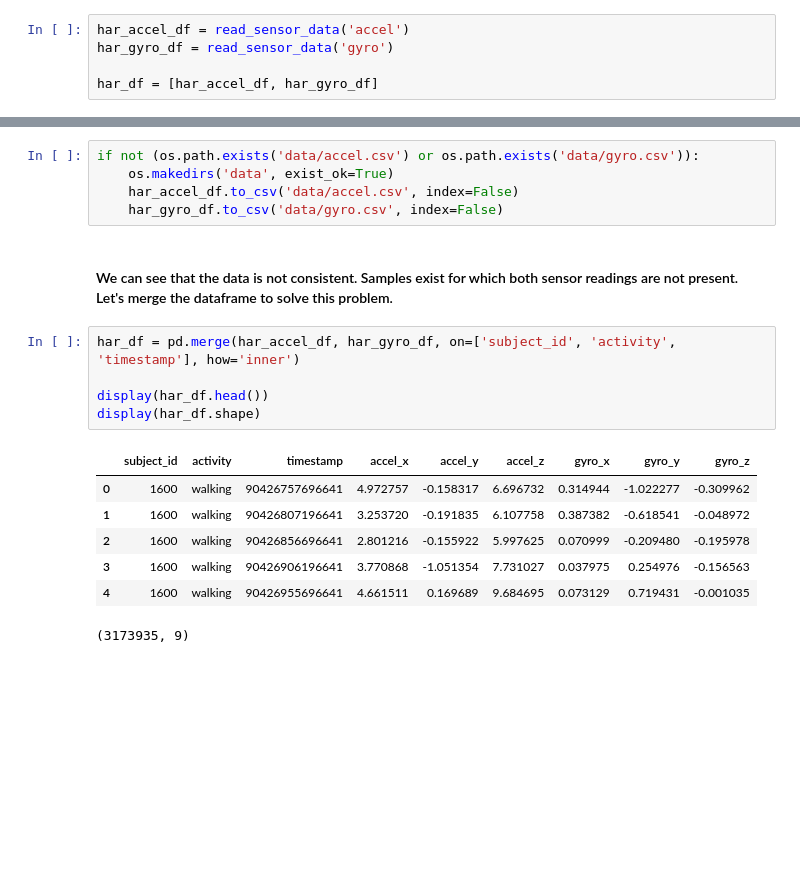
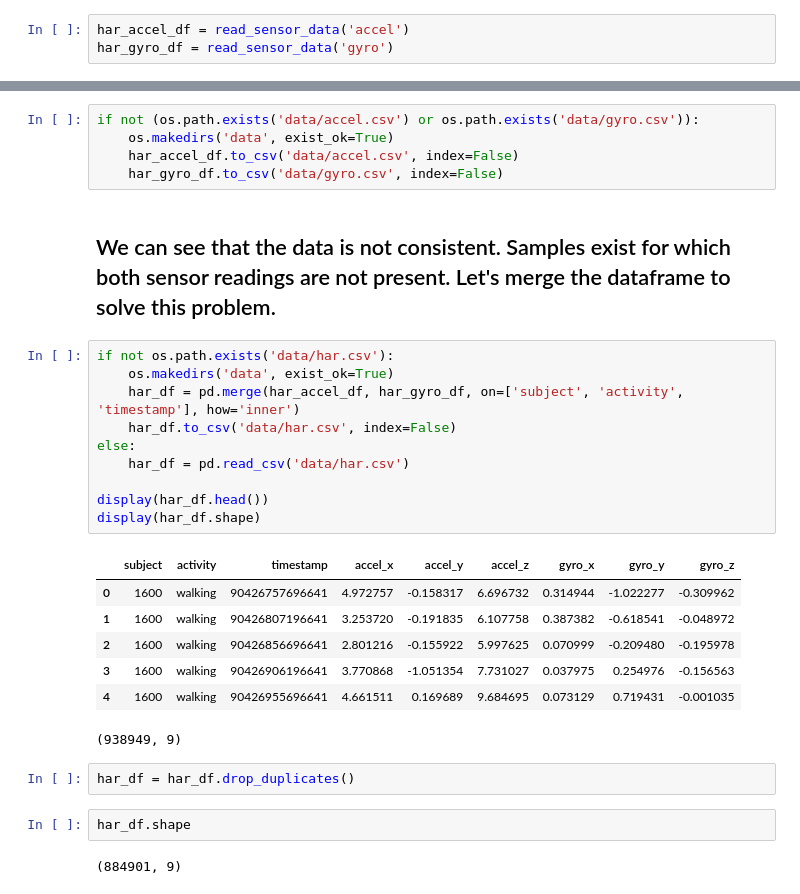
Before and after one commit to rayed-therap/human-activity-recognition-smartwartch, a Jupyter notebook: prepare_data.ipynb, the cells around one changed output, grey strips where cells are left out. Saved outputs shown, nothing was run; the diff lists cells and outputs as text; blank space fills up the shorter version.

```diff
--- a/prepare_data.ipynb
+++ b/prepare_data.ipynb
@@ -11,5 +17,3 @@ from util import *
 # %%
 har_accel_df = read_sensor_data('accel')
 har_gyro_df = read_sensor_data('gyro')
-
-har_df = [har_accel_df, har_gyro_df]
@@ -46,19 +45,30 @@ if not (os.path.exists('data/accel.csv') or os.path.exists('data/gyro.csv')):
     har_accel_df.to_csv('data/accel.csv', index=False)
     har_gyro_df.to_csv('data/gyro.csv', index=False)
 # %% [markdown]
-#### We can see that the data is not consistent. Samples exist for which both sensor readings are not present. Let's merge the dataframe to solve this problem.
+## We can see that the data is not consistent. Samples exist for which both sensor readings are not present. Let's merge the dataframe to solve this problem.
 # %%
-har_df = pd.merge(har_accel_df, har_gyro_df, on=['subject_id', 'activity', 'timestamp'], how='inner')
+if not os.path.exists('data/har.csv'):
+    os.makedirs('data', exist_ok=True)
+    har_df = pd.merge(har_accel_df, har_gyro_df, on=['subject', 'activity', 'timestamp'], how='inner')
+    har_df.to_csv('data/har.csv', index=False)
+else:
+    har_df = pd.read_csv('data/har.csv')
 
 display(har_df.head())
 display(har_df.shape)
 # %% [output]
-|  | subject_id | activity | timestamp | accel_x | accel_y | accel_z | gyro_x | gyro_y | gyro_z |
+|  | subject | activity | timestamp | accel_x | accel_y | accel_z | gyro_x | gyro_y | gyro_z |
 | 0 | 1600 | walking | 90426757696641 | 4.972757 | -0.158317 | 6.696732 | 0.314944 | -1.022277 | -0.309962 |
 | 1 | 1600 | walking | 90426807196641 | 3.253720 | -0.191835 | 6.107758 | 0.387382 | -0.618541 | -0.048972 |
 | 2 | 1600 | walking | 90426856696641 | 2.801216 | -0.155922 | 5.997625 | 0.070999 | -0.209480 | -0.195978 |
 | 3 | 1600 | walking | 90426906196641 | 3.770868 | -1.051354 | 7.731027 | 0.037975 | 0.254976 | -0.156563 |
 | 4 | 1600 | walking | 90426955696641 | 4.661511 | 0.169689 | 9.684695 | 0.073129 | 0.719431 | -0.001035 |
-(3173935, 9)
+(938949, 9)
+# %%
+har_df = har_df.drop_duplicates()
+# %%
+har_df.shape
+# %% [output]
+(884901, 9)
 # %%
 with pd.option_context('display.max_rows', None):
```
Also changed, not shown: parts of 28 cells of this notebook, 2 other files.
